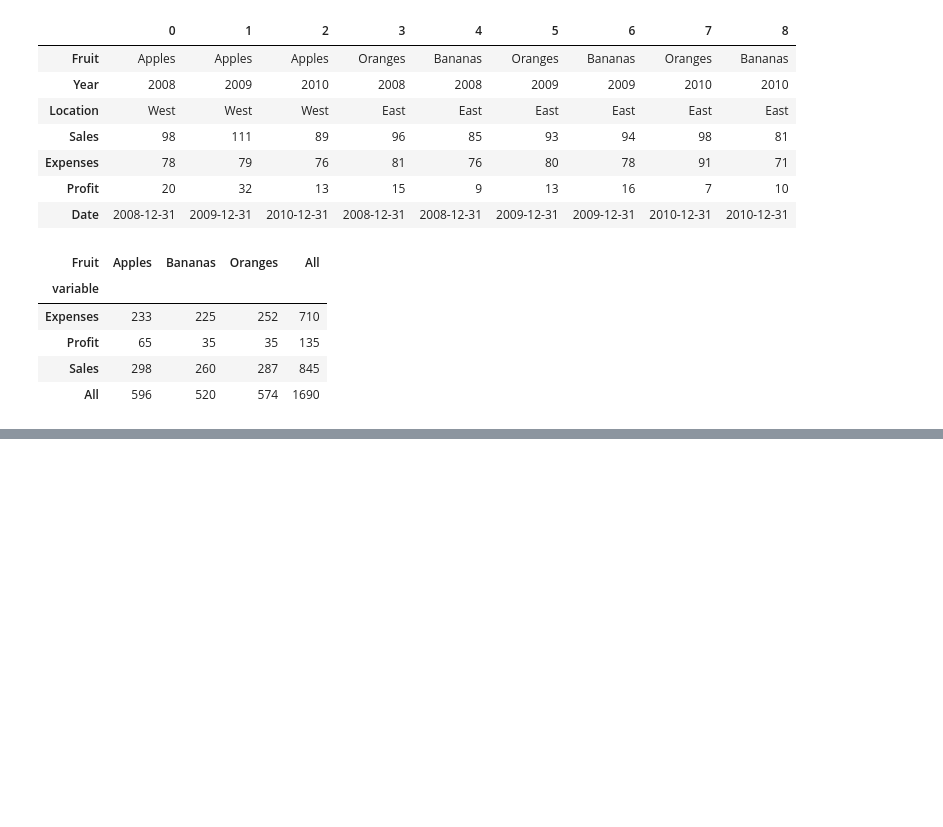
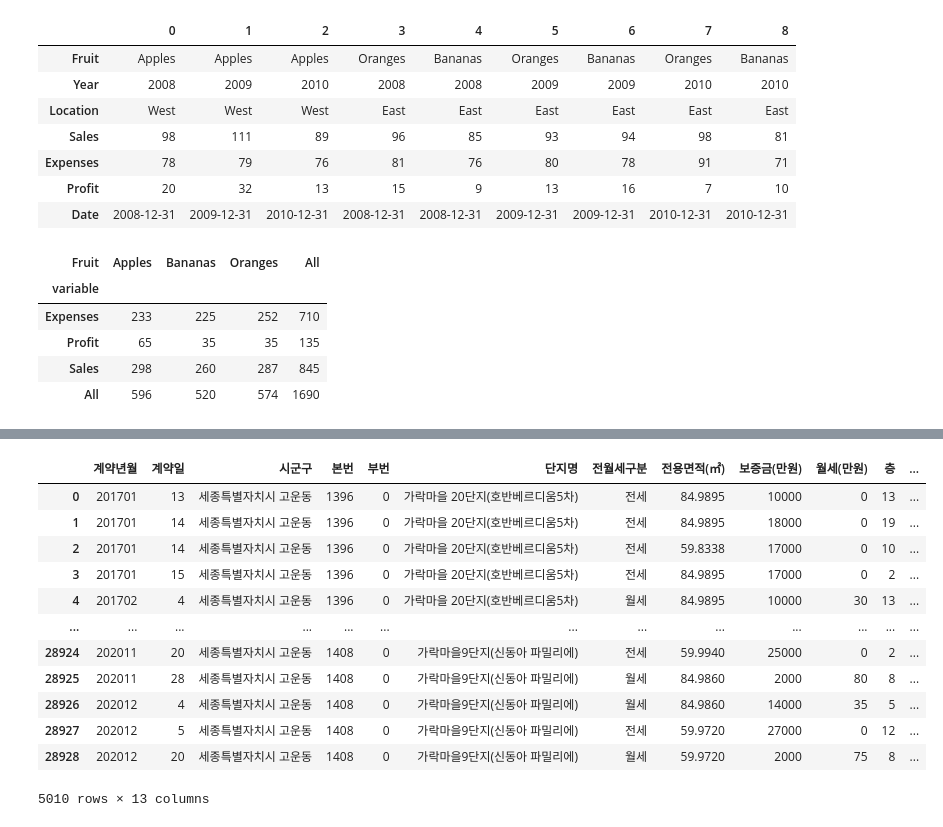
Before and after one commit to ttnyoung/ADP, a Jupyter notebook: class101/강의노트_DataFrame기본2.ipynb, the cells around one changed output, grey strips where cells are left out. Cells and saved outputs as stored; diff of their text form; code cells hidden in the pictures; blank space fills up the shorter version.

```diff
--- a/class101/강의노트_DataFrame기본2.ipynb
+++ b/class101/강의노트_DataFrame기본2.ipynb
@@ -354,0 +413,4 @@ melt_fruits.pivot_table(index=['Fruit'], columns = 'variable', values='value',ag
+# %%
+# 앞자리만 추출
+df_sejong['시'] = df_sejong['시군구'].str[0:7]
+df_sejong['시']
@@ -354,0 +490,16 @@ melt_fruits.pivot_table(index=['Fruit'], columns = 'variable', values='value',ag
+# %%
+df_sejong[ df_sejong['단지명'].str.startswith('가락마을') ]
+# %% [output]
+|  | 계약년월 | 계약일 | 시군구 | 본번 | 부번 | 단지명 | 전월세구분 | 전용면적(㎡) | 보증금(만원) | 월세(만원) | 층 | ... |
+| 0 | 201701 | 13 | 세종특별자치시 고운동 | 1396 | 0 | 가락마을 20단지(호반베르디움5차) | 전세 | 84.9895 | 10000 | 0 | 13 | ... |
+| 1 | 201701 | 14 | 세종특별자치시 고운동 | 1396 | 0 | 가락마을 20단지(호반베르디움5차) | 전세 | 84.9895 | 18000 | 0 | 19 | ... |
+| 2 | 201701 | 14 | 세종특별자치시 고운동 | 1396 | 0 | 가락마을 20단지(호반베르디움5차) | 전세 | 59.8338 | 17000 | 0 | 10 | ... |
+| 3 | 201701 | 15 | 세종특별자치시 고운동 | 1396 | 0 | 가락마을 20단지(호반베르디움5차) | 전세 | 84.9895 | 17000 | 0 | 2 | ... |
+| 4 | 201702 | 4 | 세종특별자치시 고운동 | 1396 | 0 | 가락마을 20단지(호반베르디움5차) | 월세 | 84.9895 | 10000 | 30 | 13 | ... |
+| ... | ... | ... | ... | ... | ... | ... | ... | ... | ... | ... | ... | ... |
+| 28924 | 202011 | 20 | 세종특별자치시 고운동 | 1408 | 0 | 가락마을9단지(신동아 파밀리에) | 전세 | 59.9940 | 25000 | 0 | 2 | ... |
+| 28925 | 202011 | 28 | 세종특별자치시 고운동 | 1408 | 0 | 가락마을9단지(신동아 파밀리에) | 월세 | 84.9860 | 2000 | 80 | 8 | ... |
+| 28926 | 202012 | 4 | 세종특별자치시 고운동 | 1408 | 0 | 가락마을9단지(신동아 파밀리에) | 월세 | 84.9860 | 14000 | 35 | 5 | ... |
+| 28927 | 202012 | 5 | 세종특별자치시 고운동 | 1408 | 0 | 가락마을9단지(신동아 파밀리에) | 전세 | 59.9720 | 27000 | 0 | 12 | ... |
+| 28928 | 202012 | 20 | 세종특별자치시 고운동 | 1408 | 0 | 가락마을9단지(신동아 파밀리에) | 월세 | 59.9720 | 2000 | 75 | 8 | ... |
+5010 rows × 13 columns
```
Also changed, not shown: parts of 87 cells of this notebook, 3 other files.
